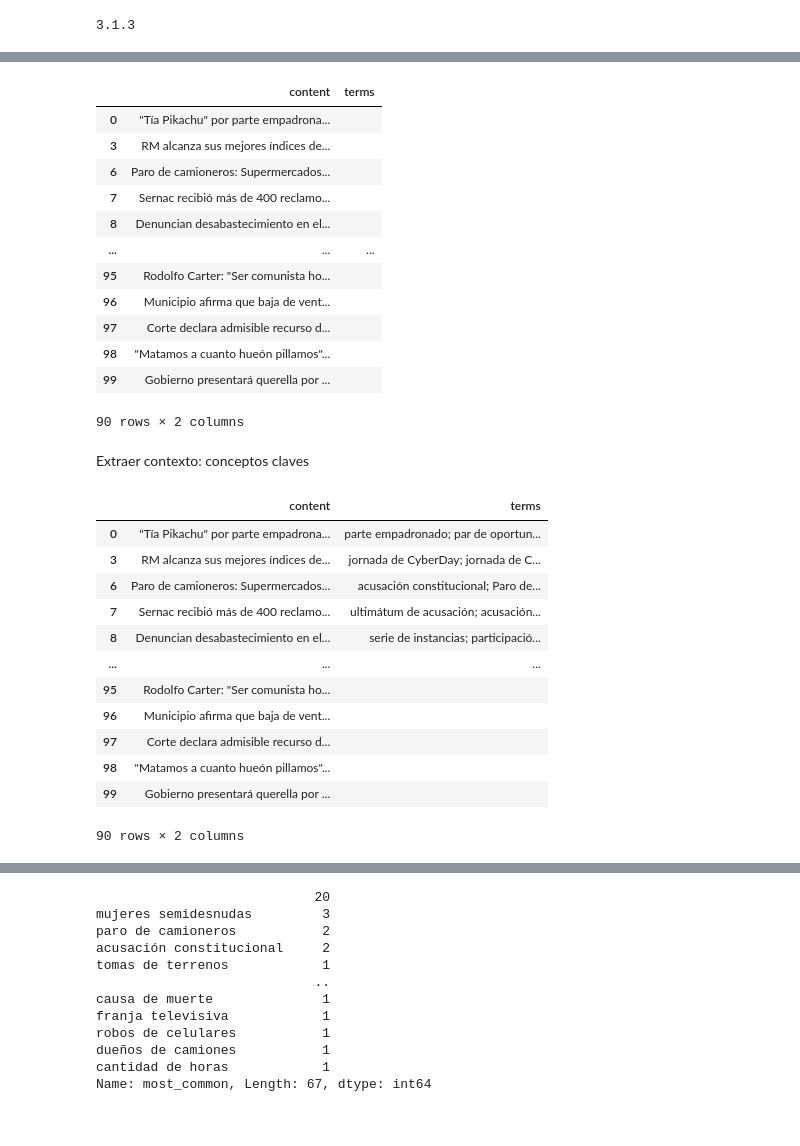
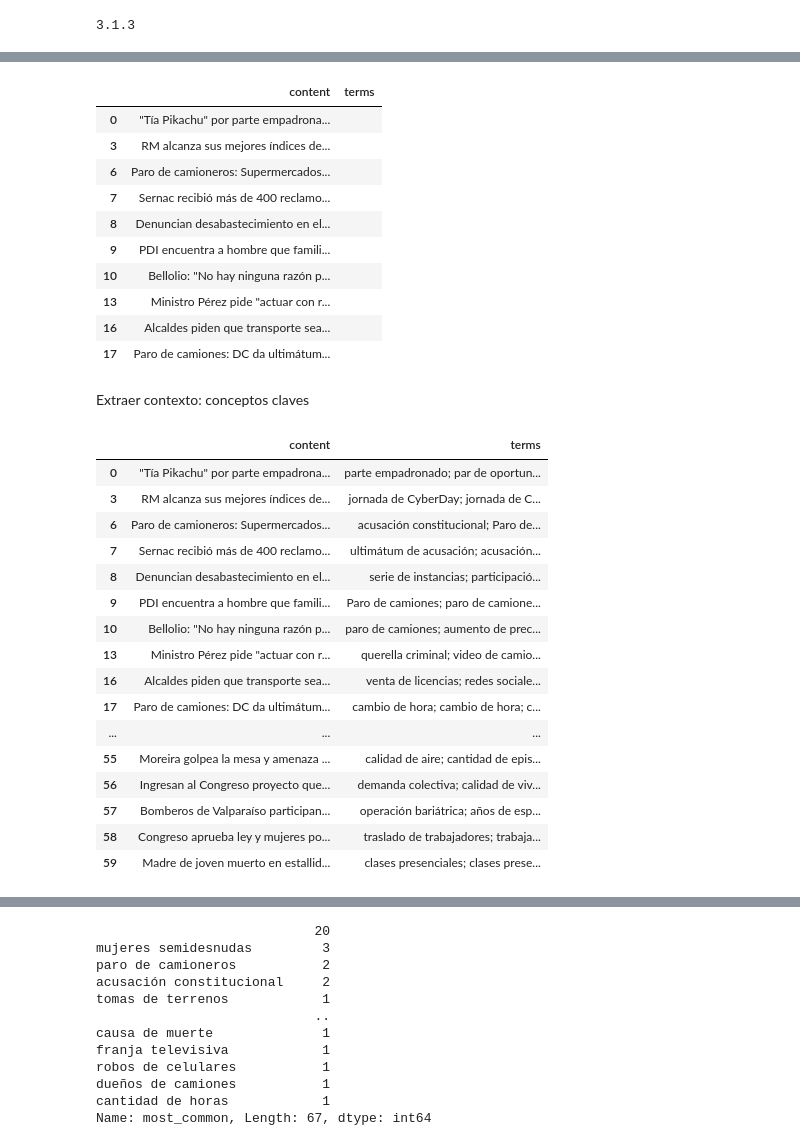
Before and after one commit to recmera/nlp-news-classification, a Jupyter notebook: playground.ipynb, the cells around one changed output, grey strips where cells are left out. Saved outputs shown, nothing was run; the diff lists cells and outputs as text; code cells hidden in the pictures.

```diff
--- a/playground.ipynb
+++ b/playground.ipynb
@@ -45,7 +45,7 @@ content.replace("",np.nan,inplace=True)
 content.dropna(inplace=True)
 #terms = content['terms']
 dataset = pd.DataFrame({'content':content, 'terms': ""})
-display(dataset)
+display(dataset.head(10))
 # %% [output]
 |  | content | terms |
 | 0 | "Tía Pikachu" por parte empadrona... |  |
@@ -53,13 +53,11 @@ display(dataset)
 | 6 | Paro de camioneros: Supermercados... |  |
 | 7 | Sernac recibió más de 400 reclamo... |  |
 | 8 | Denuncian desabastecimiento en el... |  |
-| ... | ... | ... |
-| 95 | Rodolfo Carter: "Ser comunista ho... |  |
-| 96 | Municipio afirma que baja de vent... |  |
-| 97 | Corte declara admisible recurso d... |  |
-| 98 | "Matamos a cuanto hueón pillamos"... |  |
-| 99 | Gobierno presentará querella por ... |  |
+| 9 | PDI encuentra a hombre que famili... |  |
+| 10 | Bellolio: "No hay ninguna razón p... |  |
+| 13 | Ministro Pérez pide "actuar con r... |  |
+| 16 | Alcaldes piden que transporte sea... |  |
+| 17 | Paro de camiones: DC da ultimátum... |  |
-90 rows × 2 columns
 # %% [markdown]
 Extraer contexto: conceptos claves
 # %%
@@ -75,30 +73,34 @@ matcher.add("NOUN-ADJ", [pattern_2])
 # %%
 for i in range(len(dataset)):
     doc = nlp(dataset.iloc[i]['content'])
     matches = matcher(doc)
     categories = ""
     for match_id, start, end in matches:
         string_id = nlp.vocab.strings[match_id]  # Get string representation
         span = doc[start:end]  # The matched span
         categories = categories + span.text + "; "
 
     dataset['terms'][i] = categories
 
-display(dataset)
+display(dataset.head(50))
 # %% [output]
 |  | content | terms |
 | 0 | "Tía Pikachu" por parte empadrona... | parte empadronado; par de oportun... |
 | 3 | RM alcanza sus mejores índices de... | jornada de CyberDay; jornada de C... |
 | 6 | Paro de camioneros: Supermercados... | acusación constitucional; Paro de... |
 | 7 | Sernac recibió más de 400 reclamo... | ultimátum de acusación; acusación... |
 | 8 | Denuncian desabastecimiento en el... | serie de instancias; participació... |
+| 9 | PDI encuentra a hombre que famili... | Paro de camiones; paro de camione... |
+| 10 | Bellolio: "No hay ninguna razón p... | paro de camiones; aumento de prec... |
+| 13 | Ministro Pérez pide "actuar con r... | querella criminal; video de camio... |
+| 16 | Alcaldes piden que transporte sea... | venta de licencias; redes sociale... |
+| 17 | Paro de camiones: DC da ultimátum... | cambio de hora; cambio de hora; c... |
 | ... | ... | ... |
-| 95 | Rodolfo Carter: "Ser comunista ho... |  |
-| 96 | Municipio afirma que baja de vent... |  |
-| 97 | Corte declara admisible recurso d... |  |
-| 98 | "Matamos a cuanto hueón pillamos"... |  |
-| 99 | Gobierno presentará querella por ... |  |
+| 55 | Moreira golpea la mesa y amenaza ... | calidad de aire; cantidad de epis... |
+| 56 | Ingresan al Congreso proyecto que... | demanda colectiva; calidad de viv... |
+| 57 | Bomberos de Valparaíso participan... | operación bariátrica; años de esp... |
+| 58 | Congreso aprueba ley y mujeres po... | traslado de trabajadores; trabaja... |
+| 59 | Madre de joven muerto en estallid... | clases presenciales; clases prese... |
-90 rows × 2 columns
 # %%
 from collections import Counter
 dataset["most_common"] = ""
```
Also changed, not shown: parts of 1 cell of this notebook.
